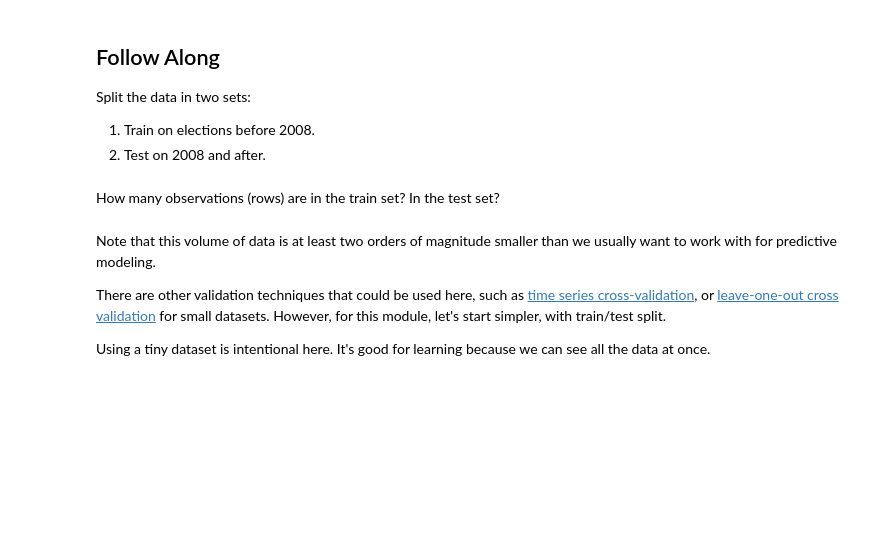
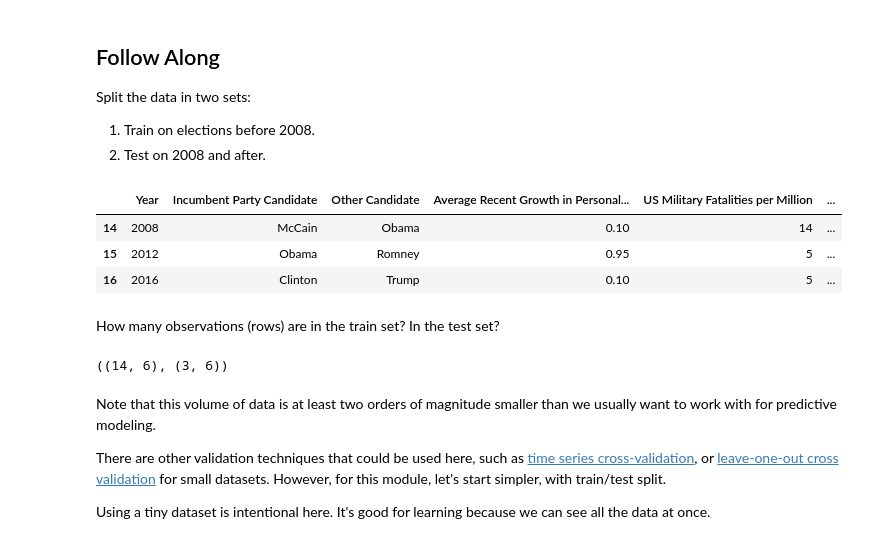
Before and after one commit to bloominstituteoftechnology/DS-Unit-2-Linear-Models, a Jupyter notebook: module2-regression-2/LS_DS_212.ipynb, the cells around one changed output. Drawn from its saved outputs; the diff is of its cells as text; code cells hidden in the pictures; blank space fills up the shorter version.

```diff
--- a/module2-regression-2/LS_DS_212.ipynb
+++ b/module2-regression-2/LS_DS_212.ipynb
@@ -121,5 +142,17 @@ Split the data in two sets:
+# %%
+test = df[df['Year'] >= 2008]
+test
+# %% [output]
+|  | Year | Incumbent Party Candidate | Other Candidate | Average Recent Growth in Personal... | US Military Fatalities per Million | ... |
+| 14 | 2008 | McCain | Obama | 0.10 | 14 | ... |
+| 15 | 2012 | Obama | Romney | 0.95 | 5 | ... |
+| 16 | 2016 | Clinton | Trump | 0.10 | 5 | ... |
 # %% [markdown]
 How many observations (rows) are in the train set? In the test set?
+# %%
+train.shape, test.shape
+# %% [output]
+((14, 6), (3, 6))
 # %% [markdown]
 Note that this volume of data is at least two orders of magnitude smaller than we usually want to work with for predictive modeling.
 
```
Also changed, not shown: parts of 42 cells of this notebook.
